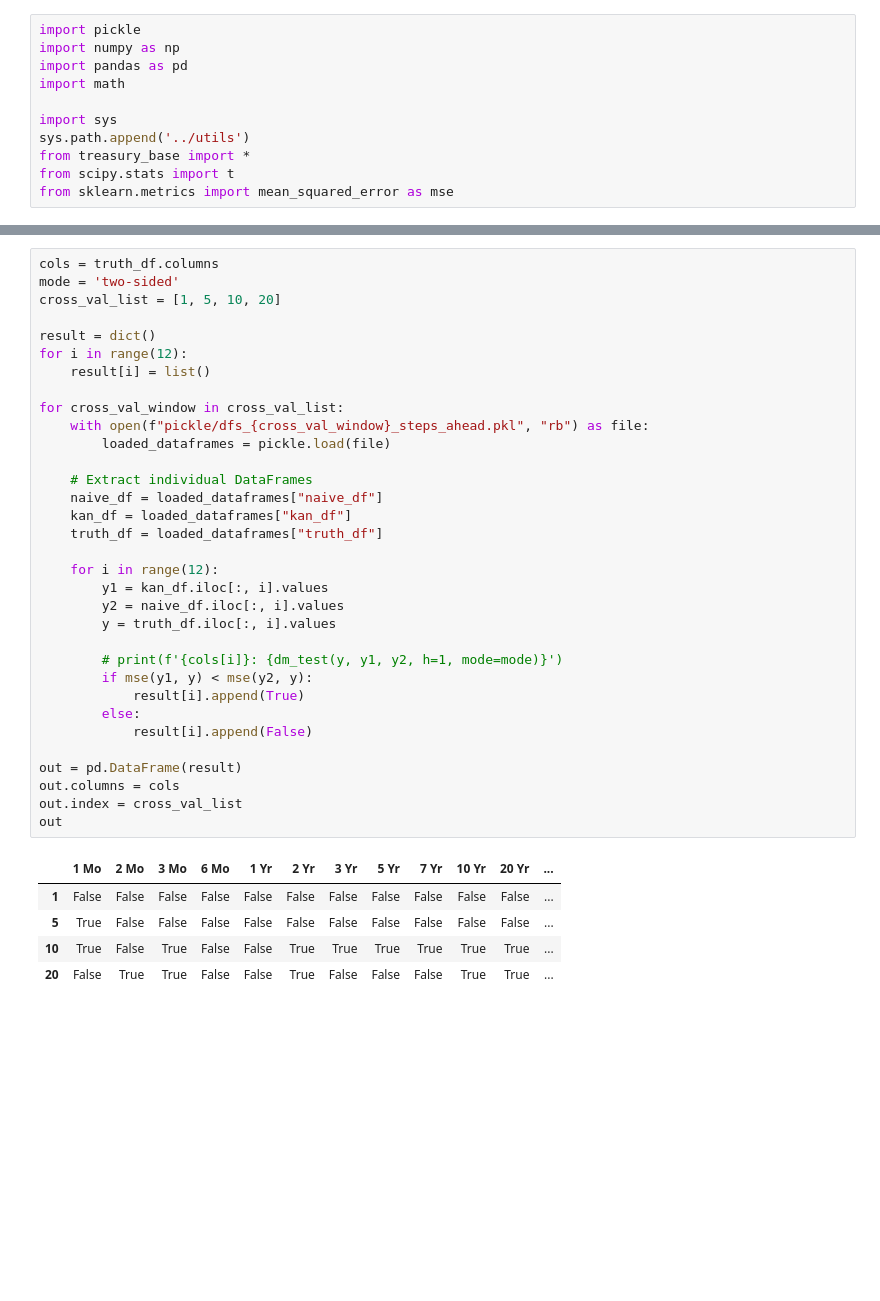
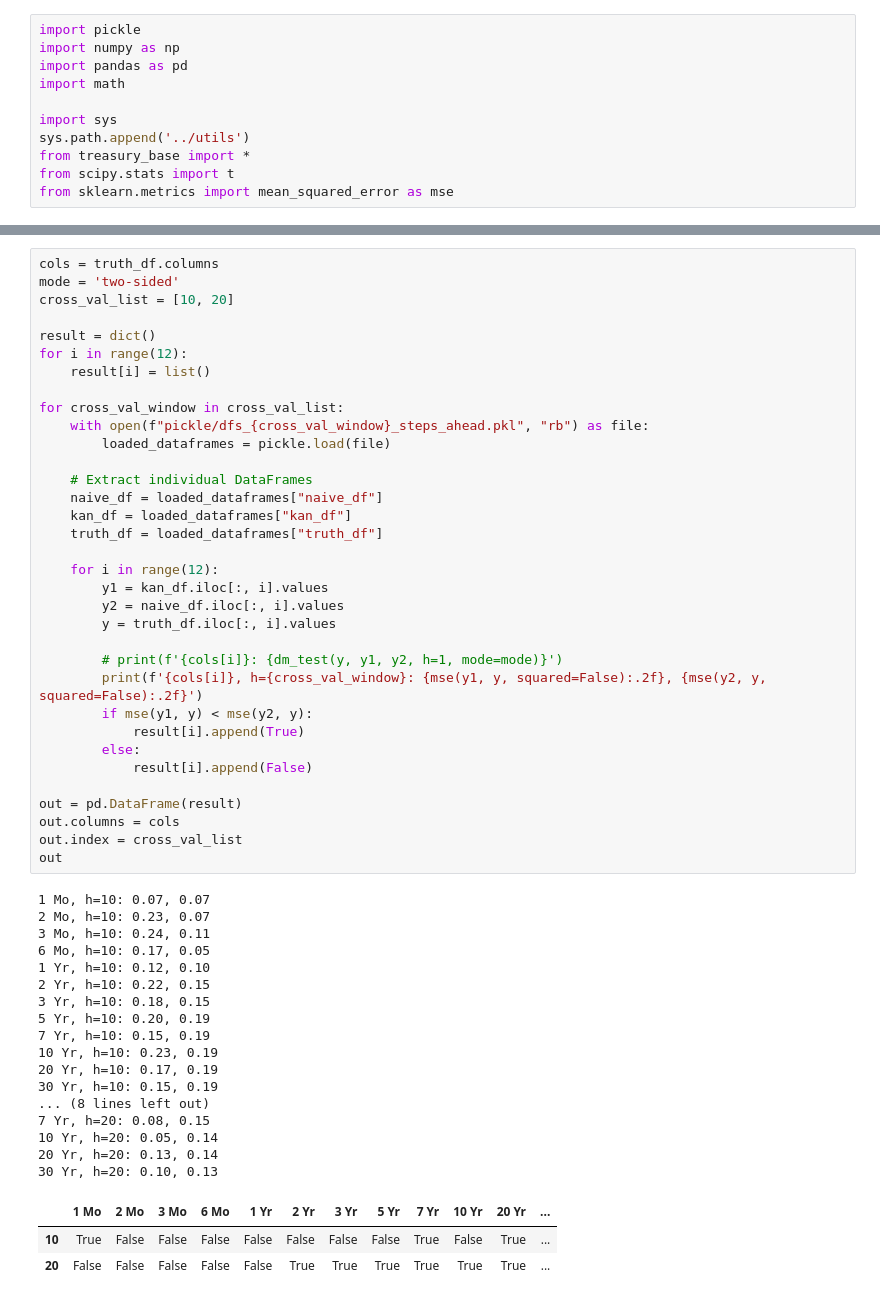
Before and after one commit to QuanPham19/functional-kan, a Jupyter notebook: phase_1/notebooks_treasury/treasury_eval.ipynb, the cells around one changed output, grey strips where cells are left out. Cells and saved outputs as stored; diff of their text form; blank space fills up the shorter version.

```diff
--- a/phase_1/notebooks_treasury/treasury_eval.ipynb
+++ b/phase_1/notebooks_treasury/treasury_eval.ipynb
@@ -31,40 +31,56 @@ kan_df.head()
 # %%
 cols = truth_df.columns
 mode = 'two-sided'
-cross_val_list = [1, 5, 10, 20]
+cross_val_list = [10, 20]
 
 result = dict()
 for i in range(12):
     result[i] = list()
 
 for cross_val_window in cross_val_list:
     with open(f"pickle/dfs_{cross_val_window}_steps_ahead.pkl", "rb") as file:
         loaded_dataframes = pickle.load(file)
 
     # Extract individual DataFrames
     naive_df = loaded_dataframes["naive_df"]
     kan_df = loaded_dataframes["kan_df"]
     truth_df = loaded_dataframes["truth_df"]
 
     for i in range(12):
         y1 = kan_df.iloc[:, i].values
         y2 = naive_df.iloc[:, i].values
         y = truth_df.iloc[:, i].values
 
         # print(f'{cols[i]}: {dm_test(y, y1, y2, h=1, mode=mode)}')
+        print(f'{cols[i]}, h={cross_val_window}: {mse(y1, y, squared=False):.2f}, {mse(y2, y, squared=False):.2f}')
         if mse(y1, y) < mse(y2, y):
             result[i].append(True)
         else:
             result[i].append(False)
 
 out = pd.DataFrame(result)
 out.columns = cols
 out.index = cross_val_list
 out
 # %% [output]
+1 Mo, h=10: 0.07, 0.07
+2 Mo, h=10: 0.23, 0.07
+3 Mo, h=10: 0.24, 0.11
+6 Mo, h=10: 0.17, 0.05
+1 Yr, h=10: 0.12, 0.10
+2 Yr, h=10: 0.22, 0.15
+3 Yr, h=10: 0.18, 0.15
+5 Yr, h=10: 0.20, 0.19
+7 Yr, h=10: 0.15, 0.19
+10 Yr, h=10: 0.23, 0.19
+20 Yr, h=10: 0.17, 0.19
+30 Yr, h=10: 0.15, 0.19
+... (8 lines left out)
+7 Yr, h=20: 0.08, 0.15
+10 Yr, h=20: 0.05, 0.14
+20 Yr, h=20: 0.13, 0.14
+30 Yr, h=20: 0.10, 0.13
 |  | 1 Mo | 2 Mo | 3 Mo | 6 Mo | 1 Yr | 2 Yr | 3 Yr | 5 Yr | 7 Yr | 10 Yr | 20 Yr | ... |
-| 1 | False | False | False | False | False | False | False | False | False | False | False | ... |
-| 5 | True | False | False | False | False | False | False | False | False | False | False | ... |
-| 10 | True | False | True | False | False | True | True | True | True | True | True | ... |
-| 20 | False | True | True | False | False | True | False | False | False | True | True | ... |
+| 10 | True | False | False | False | False | False | False | False | True | False | True | ... |
+| 20 | False | False | False | False | False | True | True | True | True | True | True | ... |
 # %%
```
Also changed, not shown: parts of 3 cells of this notebook, 6 other files.
